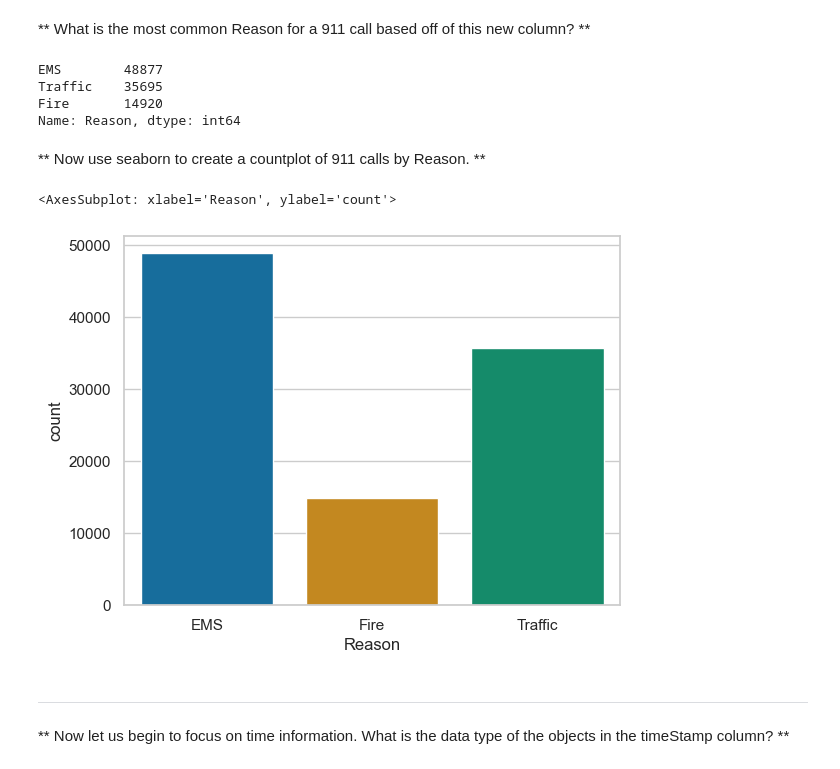
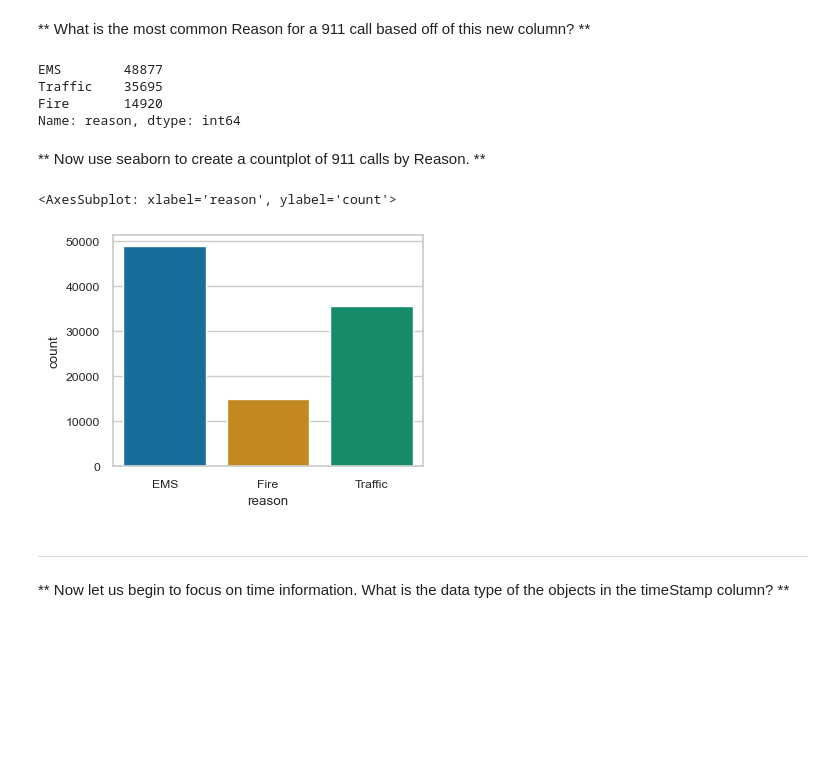
Before and after one commit to TheXirex/911-Calls, a Jupyter notebook: 911_Calls.ipynb, the cells around one changed output. Saved outputs shown, nothing was run; the diff lists cells and outputs as text; code cells hidden in the pictures; blank space fills up the shorter version.

Commit message:
Processing time/reasons for calls

```diff
--- a/911_Calls.ipynb
+++ b/911_Calls.ipynb
@@ -25,8 +27,7 @@ import pandas as pd
 # %% [markdown]
 ** Import visualization libraries and set %matplotlib inline. **
 # %%
-import seaborn as sns
-sns.set_theme(style="whitegrid")
+sns.set_theme(style="whitegrid", font_scale= 0.8)
 %matplotlib inline
 # %% [markdown]
 ** Read in the csv file as a dataframe called df **
@@ -101,8 +102,7 @@ df['title'].nunique()
 
 **For example, if the title column value is EMS: BACK PAINS/INJURY , the Reason column value would be EMS. **
 # %%
-reasons = df['title'].apply(lambda x: x.split(':')[0])
+df['reason'] = df['title'].apply(lambda x: x.split(':')[0])
 # %%
-df['Reason'] = reasons
 df.head()
 # %% [output]
@@ -115,19 +115,20 @@ df.head()
 # %% [markdown]
 ** What is the most common Reason for a 911 call based off of this new column? **
 # %%
-df['Reason'].value_counts()
+df['reason'].value_counts()
 # %% [output]
 EMS        48877
 Traffic    35695
 Fire       14920
-Name: Reason, dtype: int64
+Name: reason, dtype: int64
 # %% [markdown]
 ** Now use seaborn to create a countplot of 911 calls by Reason. **
 # %%
-sns.countplot(data = df, x = df['Reason'], palette='colorblind')
+fig, ax = plt.subplots(figsize=(4, 3))
+sns.countplot(data = df, x = df['reason'], palette='colorblind')
 # %% [output]
-<AxesSubplot: xlabel='Reason', ylabel='count'>
+<AxesSubplot: xlabel='reason', ylabel='count'>
-[figure, old version]
+[figure, new version]
 # %% [markdown]
 ___
 ** Now let us begin to focus on time information. What is the data type of the objects in the timeStamp column? **
```
Also changed, not shown: parts of 12 cells of this notebook.
